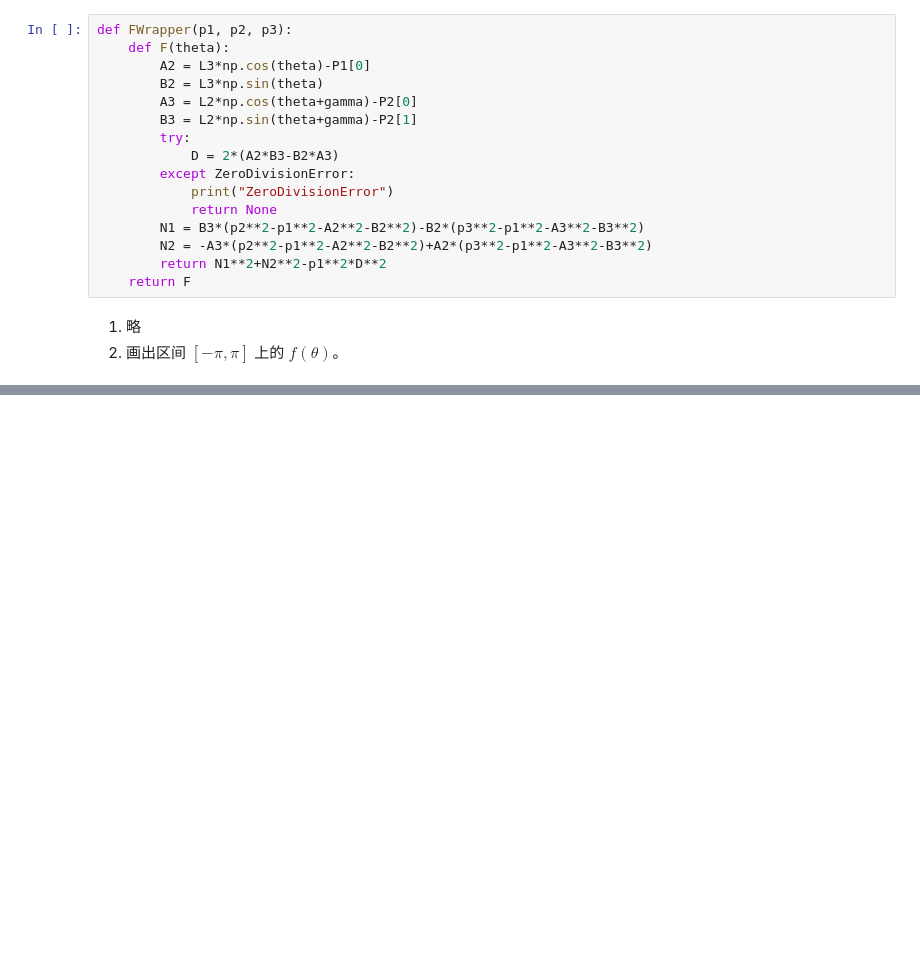
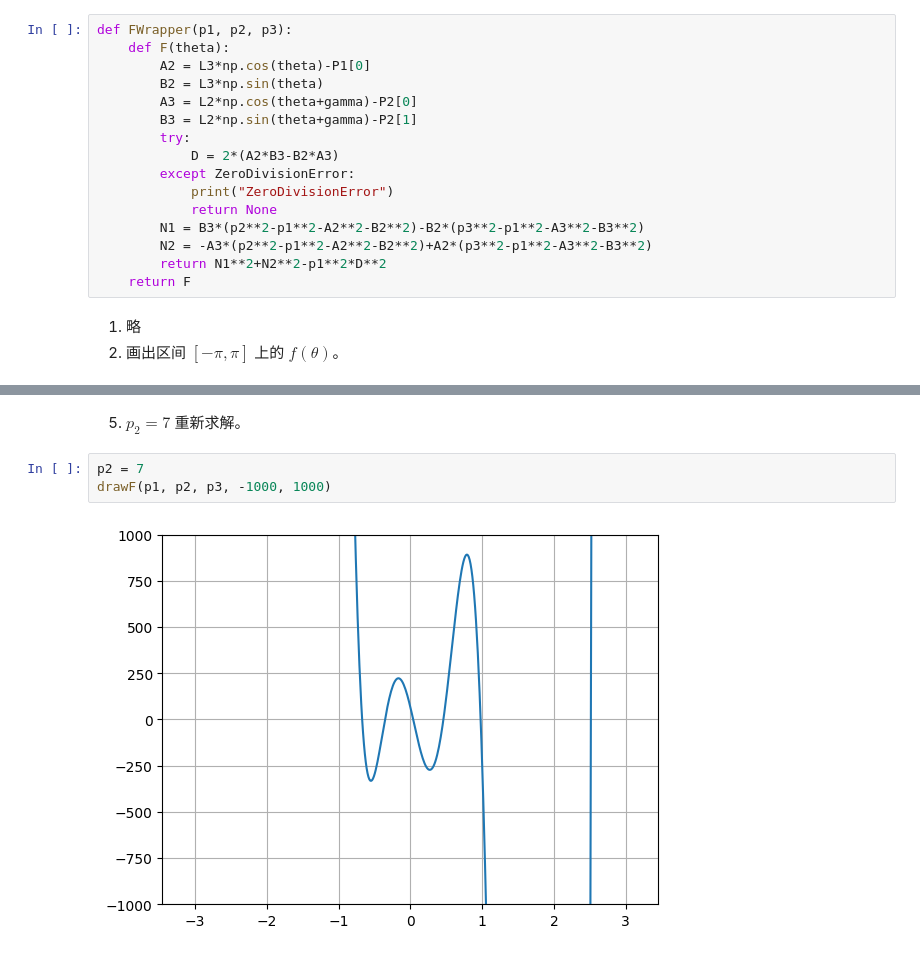
Before and after one commit to Pat-Tron/solution_of_numerical_analysis, a Jupyter notebook: exercise_01_stewart_platform.ipynb, the cells around one changed output, grey strips where cells are left out. Cells and saved outputs as stored; diff of their text form; blank space fills up the shorter version.

```diff
--- a/exercise_01_stewart_platform.ipynb
+++ b/exercise_01_stewart_platform.ipynb
@@ -105,0 +198,7 @@ plt.show()
+# %% [markdown]
+5. $p_2=7$ 重新求解。
+# %%
+p2 = 7
+drawF(p1, p2, p3, -1000, 1000)
+# %% [output]
+[figure, added]
```
Also changed, not shown: parts of 14 cells of this notebook.
